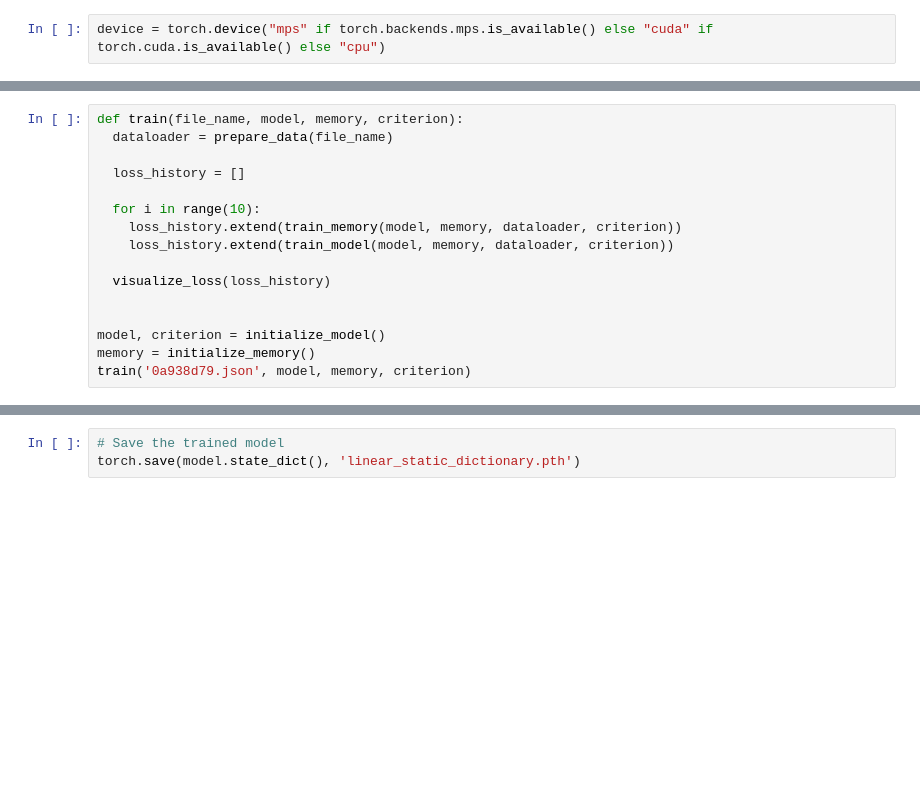
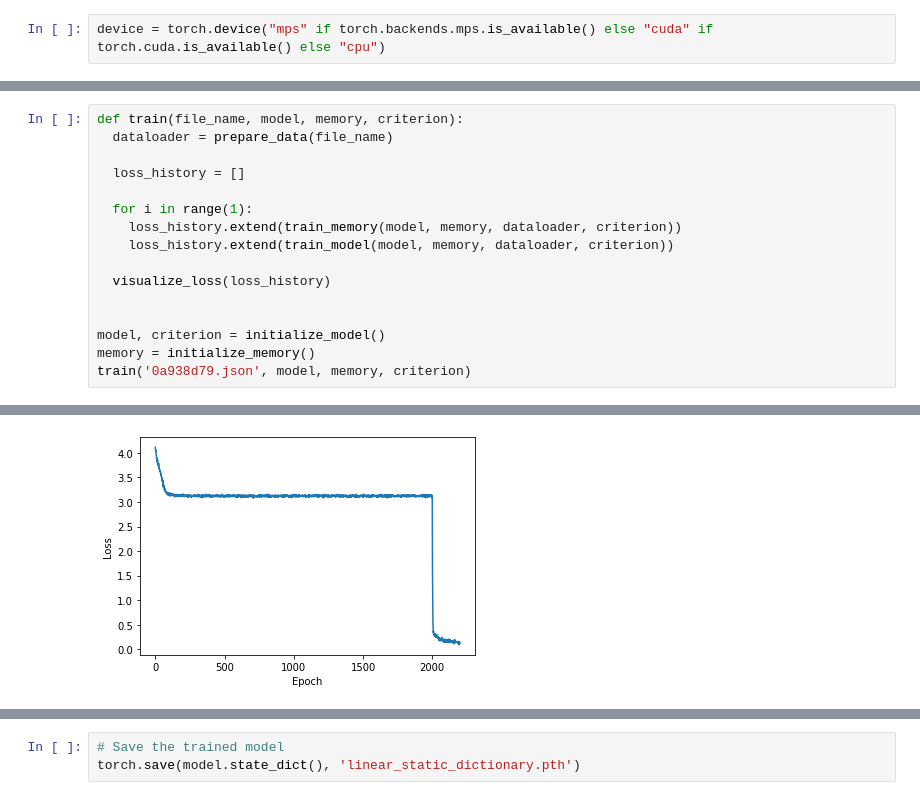
Before and after one commit to brysontang/Linear-Static-Dictionary, a Jupyter notebook: notebooks/LinearStaticDictionary.ipynb, the cells around one changed output, grey strips where cells are left out. Saved outputs shown, nothing was run; the diff lists cells and outputs as text; blank space fills up the shorter version.

```diff
--- a/notebooks/LinearStaticDictionary.ipynb
+++ b/notebooks/LinearStaticDictionary.ipynb
@@ -65,7 +72,7 @@ def train(file_name, model, memory, criterion):
 
   loss_history = []
 
-  for i in range(10):
+  for i in range(1):
     loss_history.extend(train_memory(model, memory, dataloader, criterion))
     loss_history.extend(train_model(model, memory, dataloader, criterion))
 
@@ -82,3 +103,4 @@ Using device: mps
+[figure, added]
 # %%
 visualize_memory(memory)
 # %% [output]
```
Also changed, not shown: parts of 5 cells of this notebook, 4 other files.
